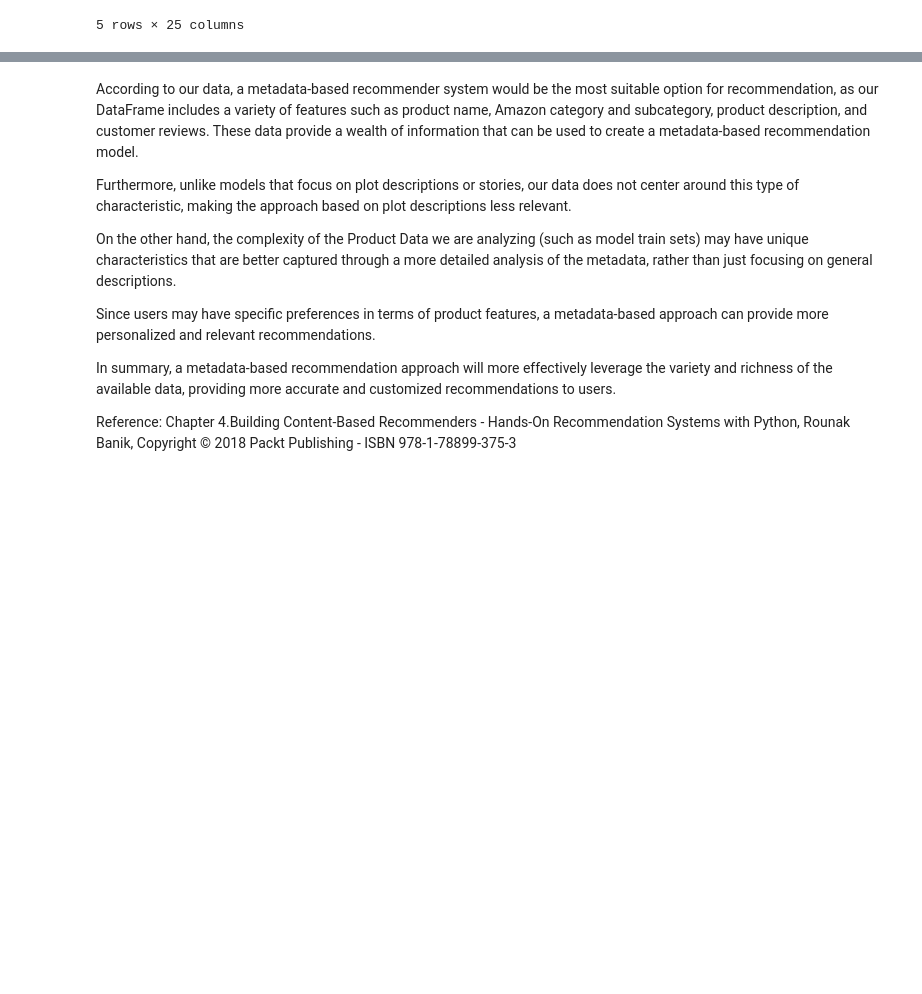
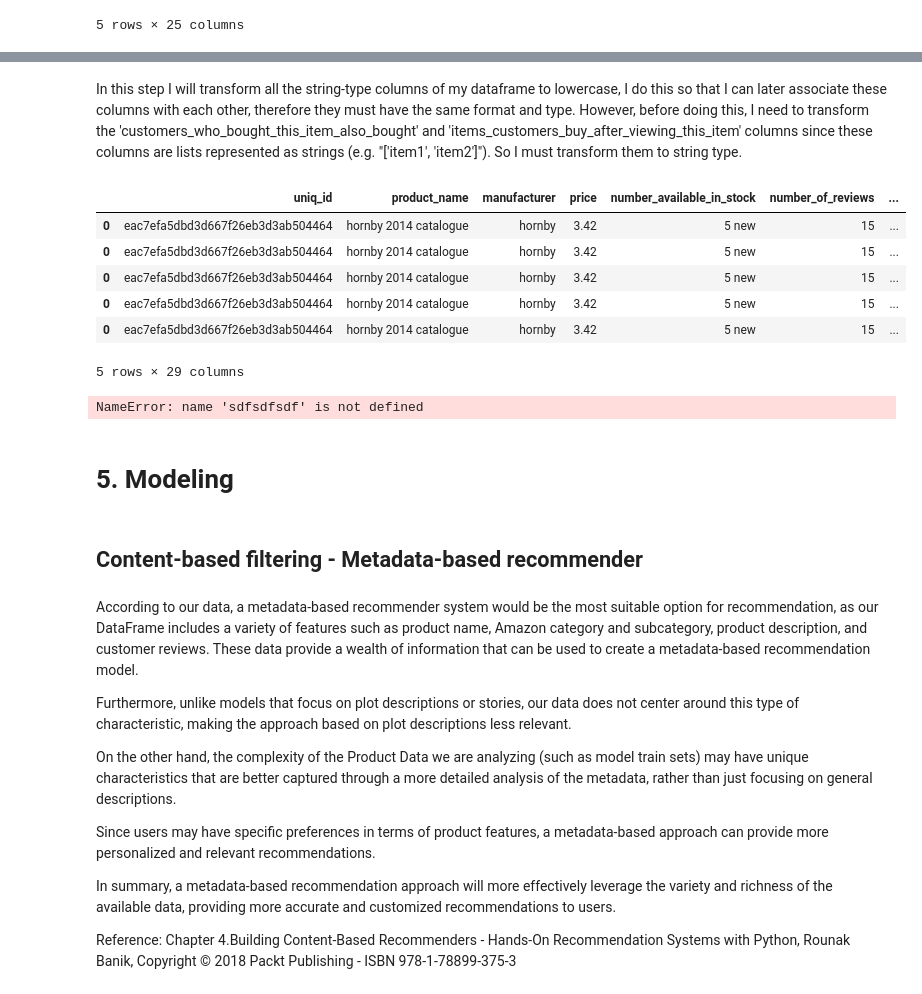
Before and after one commit to FJGM2023015/Recommendation-System-Market-Basket-Analysis-, a Jupyter notebook: recomm_system_market_basket_analysis.ipynb, the cells around one changed output, grey strips where cells are left out. Cells and saved outputs as stored; diff of their text form; code cells hidden in the pictures; blank space fills up the shorter version.

```diff
--- a/recomm_system_market_basket_analysis.ipynb
+++ b/recomm_system_market_basket_analysis.ipynb
@@ -402,2 +366,0 @@ In this step I will transform all the data in the following columns to lowercase
-# %%
-df_amazon_expanded.columns = df_amazon_expanded.columns.str.lower()
@@ -410,0 +412,12 @@ sadasdasd
+# %%
+def split_number_and_text(s):
+    if pd.notnull(s):
+        match = re.match(r'(\d+)\s*(\w+)', s)
+        if match:
+            return match.groups()
+    return (None, None)
+
+# Apply the function and create new columns
+df_amazon_expanded[['stock_number', 'stock_type']] = df_amazon_expanded['number_available_in_stock'].apply(lambda x: split_number_and_text(x)).apply(pd.Series)
+
+df_amazon_expanded[['number_available_in_stock', 'stock_number', 'stock_type']].head()
@@ -410,0 +483,12 @@ sadasdasd
+# %%
+# Transform 'stock_type' to categorical and add 'Unknown'
+if df_amazon_expanded['stock_type'].dtype != 'category':
+    df_amazon_expanded['stock_type'] = df_amazon_expanded['stock_type'].astype('category').cat.add_categories('Unknown')
+else:
+    df_amazon_expanded['stock_type'] = df_amazon_expanded['stock_type'].cat.add_categories('Unknown')
+
+# Add 'Unknown' to 'sentiment_category' categories
+df_amazon_expanded['sentiment_category'] = df_amazon_expanded['sentiment_category'].cat.add_categories('Unknown')
+
+# Fill NaN values throughout the DataFrame with 'Unknown'
+df_amazon_expanded.fillna('Unknown', inplace=True)
@@ -410,0 +535,24 @@ sadasdasd
+# %% [markdown]
+In this step I will transform all the string-type columns of my dataframe to lowercase, I do this so that I can later associate these columns with each other, therefore they must have the same format and type. However, before doing this, I need to transform the 'customers_who_bought_this_item_also_bought' and 'items_customers_buy_after_viewing_this_item' columns since these columns are lists represented as strings (e.g. "['item1', 'item2']"). So I must transform them to string type.
+# %%
+# Transform lists represented as strings to string-type.
+df_amazon_expanded['customers_who_bought_this_item_also_bought'] = df_amazon_expanded['customers_who_bought_this_item_also_bought'].astype(str)
+df_amazon_expanded['items_customers_buy_after_viewing_this_item'] = df_amazon_expanded['items_customers_buy_after_viewing_this_item'].astype(str)
+# %%
+# Convert to lowercase if the element is a string
+def to_lower_if_string(x):
+    if isinstance(x, str):
+        return x.lower()
+    return x
+
+# Apply the function to each element of the DataFrame
+df_amazon_expanded = df_amazon_expanded.applymap(to_lower_if_string)
+df_amazon_expanded.head()
+# %% [output]
+|  | uniq_id | product_name | manufacturer | price | number_available_in_stock | number_of_reviews | ... |
+| 0 | eac7efa5dbd3d667f26eb3d3ab504464 | hornby 2014 catalogue | hornby | 3.42 | 5 new | 15 | ... |
+| 0 | eac7efa5dbd3d667f26eb3d3ab504464 | hornby 2014 catalogue | hornby | 3.42 | 5 new | 15 | ... |
+| 0 | eac7efa5dbd3d667f26eb3d3ab504464 | hornby 2014 catalogue | hornby | 3.42 | 5 new | 15 | ... |
+| 0 | eac7efa5dbd3d667f26eb3d3ab504464 | hornby 2014 catalogue | hornby | 3.42 | 5 new | 15 | ... |
+| 0 | eac7efa5dbd3d667f26eb3d3ab504464 | hornby 2014 catalogue | hornby | 3.42 | 5 new | 15 | ... |
+5 rows × 29 columns
@@ -411,3 +561,12 @@ sadasdasd
+# %%
+sdfsdfsdf
+# %% [output]
+NameError: name 'sdfsdfsdf' is not defined
+# %% [markdown]
+<a id='5'></a>
+# 5. Modeling
+# %% [markdown]
+## Content-based filtering - Metadata-based recommender
 # %% [markdown]
 According to our data, a metadata-based recommender system would be the most suitable option for recommendation, as our DataFrame includes a variety of features such as product name, Amazon category and subcategory, product description, and customer reviews. These data provide a wealth of information that can be used to create a metadata-based recommendation model.
 
```
Also changed, not shown: parts of 19 cells of this notebook.
